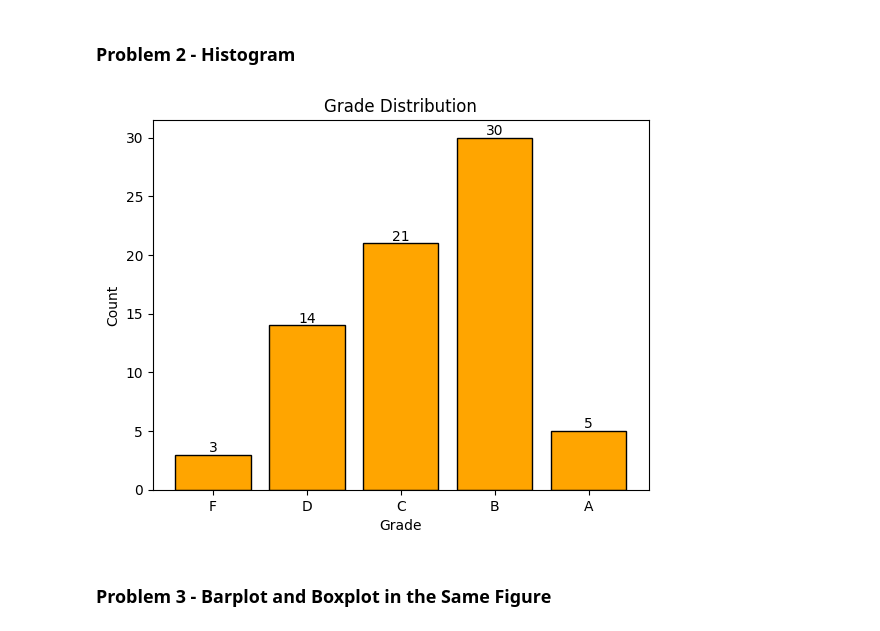
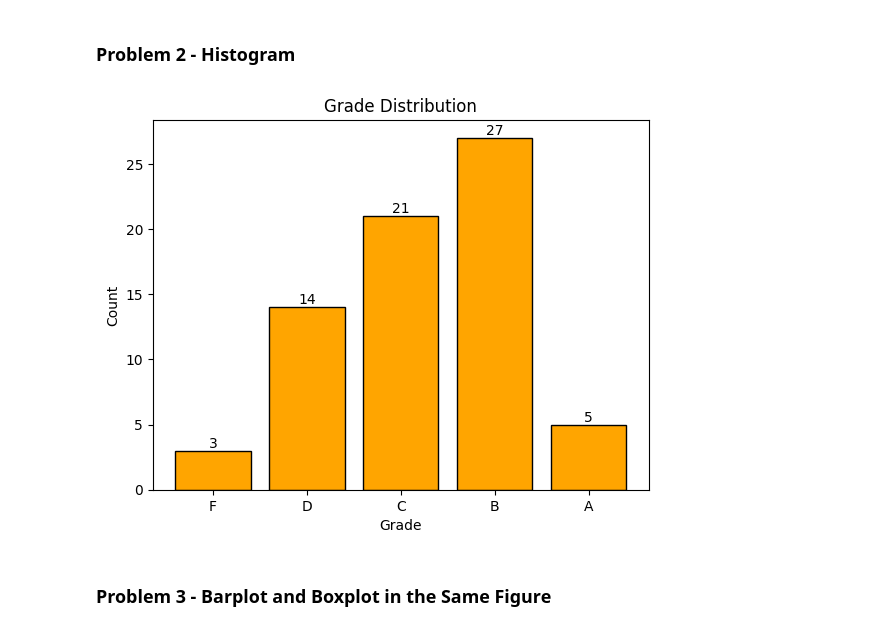
Before and after one commit to IE-555/homework4-ShenoyJr, a Jupyter notebook: jatinaji_hw4.ipynb, the cells around one changed output. Saved outputs shown, nothing was run; the diff lists cells and outputs as text; code cells hidden in the pictures.

```diff
--- a/jatinaji_hw4.ipynb
+++ b/jatinaji_hw4.ipynb
@@ -43,33 +43,33 @@ plt.show()
 # %% [markdown]
 ### Problem 2 - Histogram
 # %%
-data2 = pd.read_csv('/content/hw4/student_grades.csv', comment='%')
+data2 = pd.read_csv('/content/sample_data/student_grades.csv', comment='%')
 # %%
 avg_scores = data2.iloc[:, 1]
 import numpy as np
 # %%
-bins = [0, 59.9, 69.9, 79.9, 94.5, 102]  # Adjusted the upper bounds for 'B' and 'A'
+bins = [0, 60, 70, 80, 90, 100]  # Adjusted the upper bounds for 'B' and 'A'
 labels = ['F', 'D', 'C', 'B', 'A']
 
 # Create a histogram
 hist, bin_edges = np.histogram(avg_scores, bins=bins)
 
 # Plot the histogram with orange bars and black outlines
 plt.bar(labels, hist, color='orange', edgecolor='black')
 
 # Display counts above each bar
 for i, count in enumerate(hist):
     plt.text(labels[i], count, str(int(count)), ha='center', va='bottom')
 
 # Add labels and title
 plt.xlabel('Grade')
 plt.ylabel('Count')
 plt.title('Grade Distribution')
 
 # Show the plot
 plt.show()
 # %% [output]
-[figure, old version]
+[figure, new version]
 # %% [markdown]
 ### Problem 3 - Barplot and Boxplot in the Same Figure
 # %%
```
Also changed, not shown: parts of 3 cells of this notebook.
